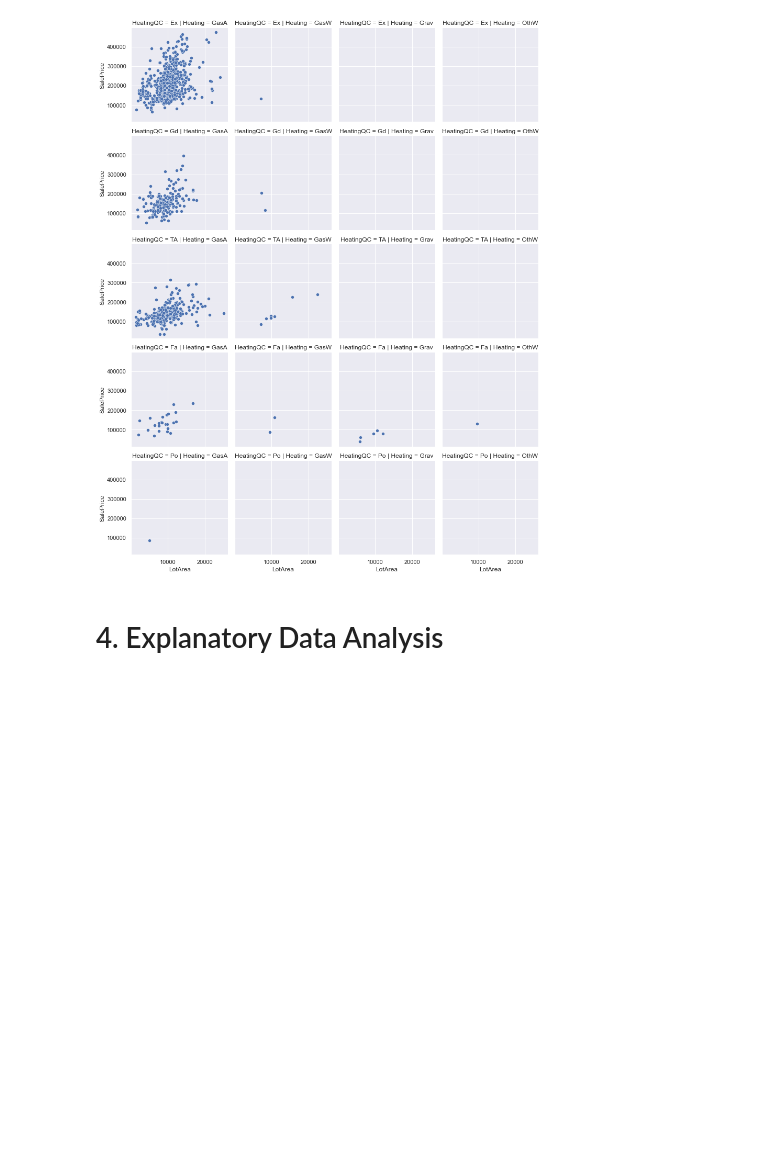
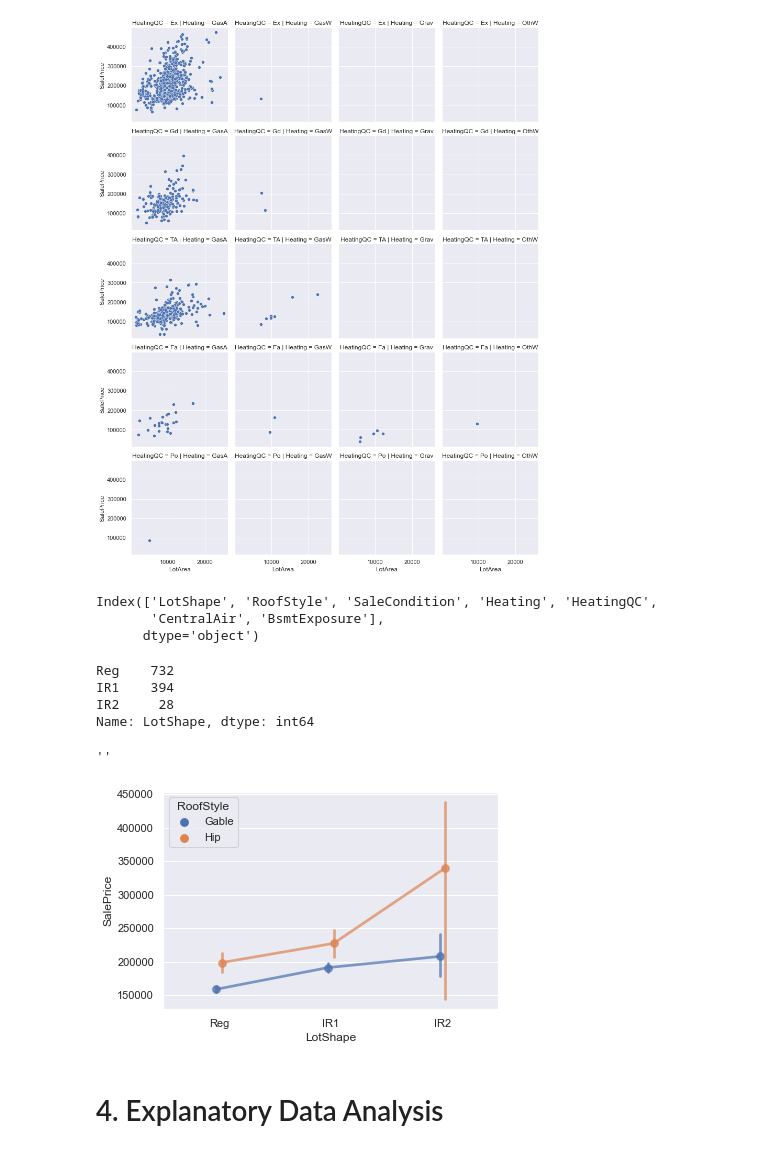
Before and after one commit to Moaaz-Mahmoud/Third-Year-Electrical-Testing-3A, a Jupyter notebook: class-3-data_analysis_and_ml/house-pricing/src.ipynb, the cells around one changed output. Saved outputs shown, nothing was run; the diff lists cells and outputs as text; code cells hidden in the pictures; blank space fills up the shorter version.

```diff
--- a/class-3-data_analysis_and_ml/house-pricing/src.ipynb
+++ b/class-3-data_analysis_and_ml/house-pricing/src.ipynb
@@ -482,5 +482,27 @@ g.map(sns.scatterplot, 'LotArea', 'SalePrice')
 # %% [output]
 ''
 [figure]
+# %%
+categorical_columns
+# %% [output]
+Index(['LotShape', 'RoofStyle', 'SaleCondition', 'Heating', 'HeatingQC',
+       'CentralAir', 'BsmtExposure'],
+      dtype='object')
+# %%
+df.LotShape.value_counts()
+# %% [output]
+Reg    732
+IR1    394
+IR2     28
+Name: LotShape, dtype: int64
+# %%
+g = sns.pointplot(data=df, x='LotShape', y='SalePrice', hue='RoofStyle',
+              dodge=True, plot_kws=dict(alpha=0.3))
+plt.setp(g.collections, alpha=0.7) #for the markers
+plt.setp(g.lines, alpha=0.7)       #for the lines
+;
+# %% [output]
+''
+[figure, added]
 # %% [markdown]
 # 4. Explanatory Data Analysis
```
Also changed, not shown: parts of 5 cells of this notebook, 5 other files.
